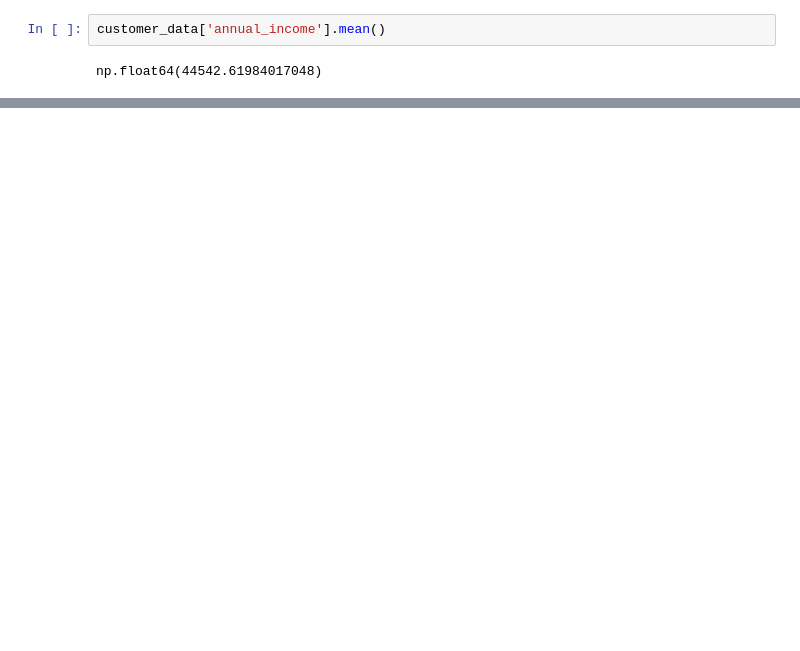
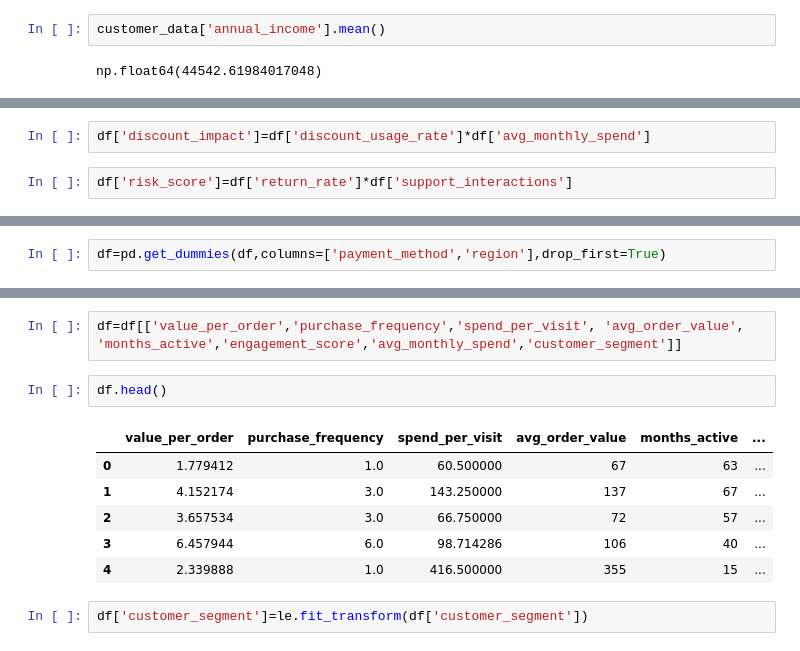
Before and after one commit to niharikajavvaji/Projects, a Jupyter notebook: Online Retail Customer Segmentation/Online Retail Customer Segmentation.ipynb, the cells around one changed output, grey strips where cells are left out. Drawn from its saved outputs; the diff is of its cells as text; blank space fills up the shorter version.

```diff
--- a/Online Retail Customer Segmentation/Online Retail Customer Segmentation.ipynb
+++ b/Online Retail Customer Segmentation/Online Retail Customer Segmentation.ipynb
@@ -64,0 +416,4 @@ np.float64(44542.61984017048)
+# %%
+df['discount_impact']=df['discount_usage_rate']*df['avg_monthly_spend']
+# %%
+df['risk_score']=df['return_rate']*df['support_interactions']
@@ -64,0 +429,2 @@ np.float64(44542.61984017048)
+# %%
+df=pd.get_dummies(df,columns=['payment_method','region'],drop_first=True)
@@ -64,0 +463,13 @@ np.float64(44542.61984017048)
+# %%
+df=df[['value_per_order','purchase_frequency','spend_per_visit', 'avg_order_value', 'months_active','engagement_score','avg_monthly_spend','customer_segment']]
+# %%
+df.head()
+# %% [output]
+|  | value_per_order | purchase_frequency | spend_per_visit | avg_order_value | months_active | ... |
+| 0 | 1.779412 | 1.0 | 60.500000 | 67 | 63 | ... |
+| 1 | 4.152174 | 3.0 | 143.250000 | 137 | 67 | ... |
+| 2 | 3.657534 | 3.0 | 66.750000 | 72 | 57 | ... |
+| 3 | 6.457944 | 6.0 | 98.714286 | 106 | 40 | ... |
+| 4 | 2.339888 | 1.0 | 416.500000 | 355 | 15 | ... |
+# %%
+df['customer_segment']=le.fit_transform(df['customer_segment'])
```
Also changed, not shown: parts of 92 cells of this notebook.
